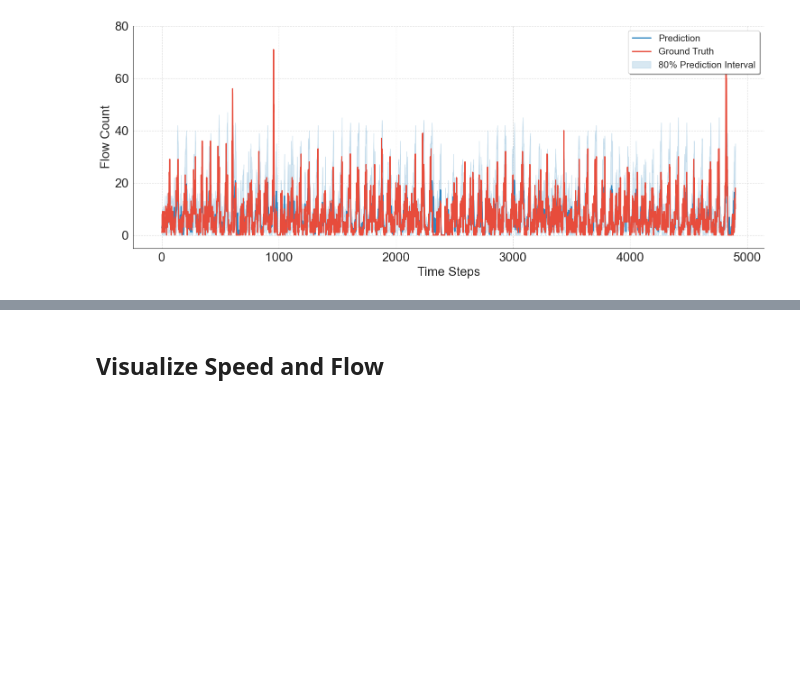
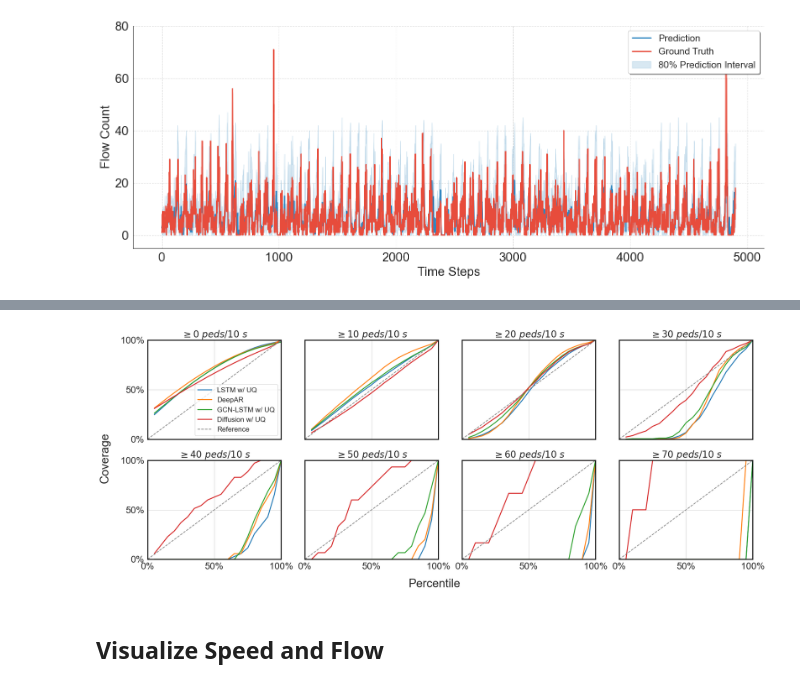
Before and after one commit to WaimenMak/Crowd-Flow-Inference, a Jupyter notebook: Offline_Exp.ipynb, the cells around one changed output, grey strips where cells are left out. Drawn from its saved outputs; the diff is of its cells as text; code cells hidden in the pictures; blank space fills up the shorter version.

```diff
--- a/Offline_Exp.ipynb
+++ b/Offline_Exp.ipynb
@@ -735,3 +912,92 @@ plt.show()
+# %%
+# visualize the calibration curve for each level from peds 0 to 60
+
+model_names = ["LSTM w/ UQ", "DeepAR", "GCN-LSTM w/ UQ", "Diffusion w/ UQ"] # Model names for legend
+
+# Set the style
+sns.set_style("whitegrid") # Using whitegrid style for better subplot separation
+
+n_thresholds = len(thresholds)
+# Determine grid size (e.g., 3 columns)
+ncols = 4
+nrows = int(np.ceil(n_thresholds / ncols))
+
+fig, axes = plt.subplots(nrows=nrows, ncols=ncols, figsize=(ncols * 5, nrows * 4), sharex=True, sharey=True)
+# Flatten axes array for easy iteration
+axes = axes.flatten()
+
+# handles, labels = None, None # Remove this line - no longer needed for combined legend
+for i, th in enumerate(thresholds):
+    ax = axes[i]
+    # Plot lines for each model using seaborn
+    for j, model in enumerate(model_list):
+        plot_color = 'red' if model_names[j] == "Diffusion_UQ" else None
+        sns.lineplot(x=alpha_list, y=coverage_prob_threshold[th][model], label=f'{model_names[j]}', ax=ax, linewidth=2, color=plot_color)
+
+    # plot reference line
+    sns.lineplot(x=[0, 1], y=[0, 1], linestyle='--', color='gray', label='Reference', ax=ax, linewidth=1.5)
+
+    # Set the limits and style
+    ax.set_xlim(0, 1)
+    ax.set_ylim(0, 1)
+    # Set simplified ticks
+    ax.set_xticks([0, 0.5, 1])
+    ax.set_yticks([0, 0.5, 1])
+    ax.yaxis.set_major_formatter(plt.matplotlib.ticker.PercentFormatter(1.0))
+    ax.xaxis.set_major_formatter(plt.matplotlib.ticker.PercentFormatter(1.0))
+    ax.tick_params(axis='both', which='major', labelsize=20) # Smaller ticks for subplots
+    ax.set_title(rf'$\geq {th}~\mathit{{peds/10~s}}$', fontsize=20)
+    for spine in ax.spines.values():
+        spine.set_linewidth(2.0)  # Adjust this value to make frame thicker or thinner
+        # color
+        spine.set_color('black')
+
+
+    # Manage legends: Show only in the first plot (i=0)
+    if i == 0:
+         # Optionally adjust legend appearance if needed (e.g., fontsize)
+        ax.legend(fontsize=15, frameon=True) # Keep legend for the first plot
+    else:
+        # Remove individual legends from other subplots
+        if ax.get_legend() is not None:
+             ax.get_legend().remove()
+
+    # Collect handles and labels from the last plot for the main legend - REMOVED this section
+    # if i == n_thresholds -1:
+    #     handles, labels = ax.get_legend_handles_labels()
+
+    # Add axis labels only to outer plots
+    # if i % ncols == 0: # Leftmost column
+    #     ax.set_ylabel('Coverage Probability', fontsize=25)
+    # if i >= n_thresholds - ncols: # Bottom row
+    #     ax.set_xlabel('Confidence Level', fontsize=25)
+
+fig.supxlabel('Percentile', fontsize=25)
+fig.supylabel('Coverage', fontsize=25, x=0)
+
+# Remove empty subplots if any
+for j in range(i + 1, len(axes)):
+    fig.delaxes(axes[j])
+
+# Add a single legend below the figure - REMOVED this section
+# if handles and labels:
+#     # Filter out duplicate 'Reference' labels if seaborn adds multiple
+#     unique_labels = {}
+#     unique_handles = []
+#     for handle, label in zip(handles, labels):
+#         if label not in unique_labels:
+#             unique_labels[label] = handle
+#             unique_handles.append(handle)
+#     fig.legend(unique_handles, unique_labels.keys(), loc='lower center', bbox_to_anchor=(0.5, -0.05), ncol=len(unique_labels), fontsize=12, frameon=True)
+
+
+# Adjust layout to prevent overlap
+plt.tight_layout() # Removed rect argument as space below is no longer needed for legend
+# save the figure as a pdf
+# plt.savefig(f'./fig/calibration_curve_{dataset_name}_chunk{chunk_size}_lags{lags}_hor{pred_horizon}.pdf', bbox_inches='tight')
+plt.show()
+# %% [output]
+[figure, added]
 # %%
 # LSTM
 from baselines.LSTM import SimpleLSTM
```
Also changed, not shown: parts of 8 cells of this notebook, 1 other file.
